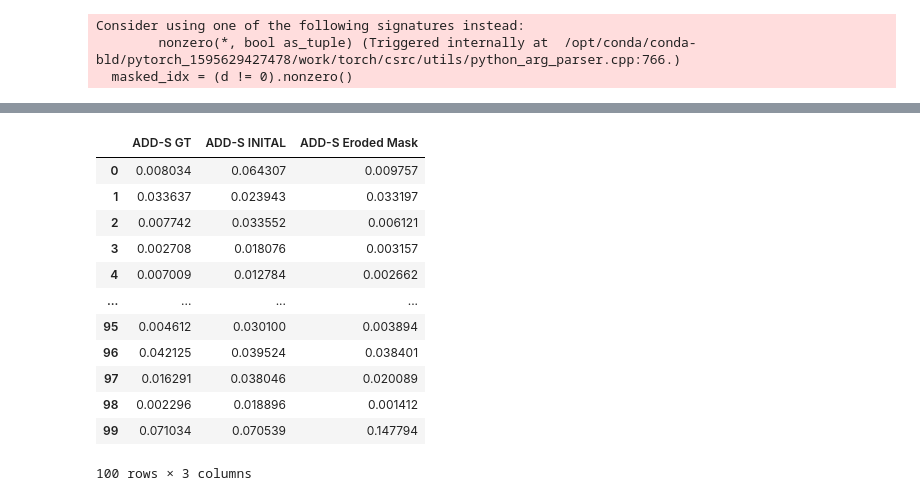
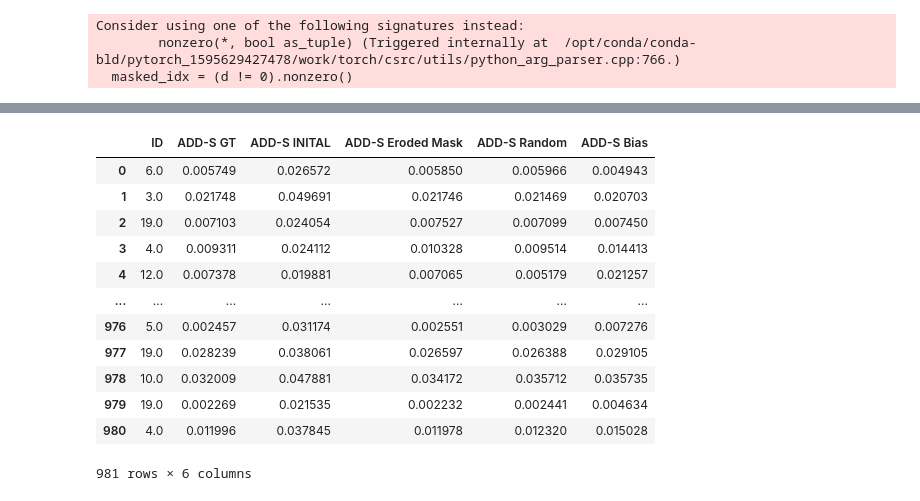
Before and after one commit to JonasFrey96/FlowPose6D, a Jupyter notebook: scripts/Pose Estimation Advanced.ipynb, the cells around one changed output, grey strips where cells are left out. Cells and saved outputs as stored; diff of their text form; code cells hidden in the pictures.

```diff
--- a/scripts/Pose Estimation Advanced.ipynb
+++ b/scripts/Pose Estimation Advanced.ipynb
@@ -243,7 +243,7 @@ import time
 # set loader to BS 1
 exp['loader']['batch_size'] = 1
 exp['loader']['pin_memory'] = False
-exp['loader']['shuffle'] = False
+exp['loader']['shuffle'] = True
 
 
 exp['d_train']["output_cfg"]['overfitting_nr_idx'] = -1
@@ -256,6 +256,13 @@ dataset_train = GenericDataset(
 dataloader_train = torch.utils.data.DataLoader(dataset_train,
                                                        **exp['loader'])
 exp['d_test']["output_cfg"]['overfitting_nr_idx'] = -1
+exp['d_test']["flow_cfg"]['sub'] = 1
+exp['d_test']["flow_cfg"]['min_matches'] = 50
+exp['d_test']["flow_cfg"]['max_matches'] = 3000
+exp['d_test']["flow_cfg"]['max_iterations'] = 20000
+exp['d_test']["flow_cfg"]['max_iterations'] = 20000
+
+
 dataset_test = GenericDataset(
     cfg_d=exp['d_test'],
     cfg_env=env)
@@ -627,7 +634,7 @@ def flow_to_trafo(*args, **kwargs):
     min_points = 20
     if torch.sum(m_total) < min_points:
         print(f'Violation filter pcd_given_depthmap: P_in: {P_ren.shape[0]} P_out: {torch.sum(m_total)}')
-        return P_real, P_ren, P_real, torch.eye(4, dtype= u_map.dtype, device=u_map.device)
+        return False, P_real, P_ren, P_real, torch.eye(4, dtype= u_map.dtype, device=u_map.device)
 
     P_ren = P_ren[m_total]
     P_real = P_real[m_total]
@@ -642,7 +649,7 @@ def flow_to_trafo(*args, **kwargs):
     m_tot = m_real * m_ren
     if torch.sum(m_tot) < min_points:
         print(f'Violation filter_pcd: P_in: { P_ren_in_center.shape[0]} P_out: {torch.sum(m_tot)}')
-        return P_real, P_ren, P_real, torch.eye(4, dtype= u_map.dtype, device=u_map.device)
+        return False, P_real, P_ren, P_real, torch.eye(4, dtype= u_map.dtype, device=u_map.device)
 
     P_real_in_center = P_real_in_center[m_tot[:,0]]
     P_ren_in_center = P_ren_in_center[m_tot[:,0]]
@@ -651,8 +658,8 @@ def flow_to_trafo(*args, **kwargs):
     m_new = filter_pcd_cor(P_real_in_center, P_ren_in_center)
 
     if torch.sum(m_new) < min_points:
-        print(f'Violation filter_pcd_cor: P_in: { P_ren_in_center.shape[0]} P_out: {torch.sum(m_mew)}')
-        return P_real, P_ren, P_real, torch.eye(4, dtype= u_map.dtype, device=u_map.device)
+        print(f'Violation filter_pcd_cor: P_in: { P_ren_in_center.shape[0]} P_out: {torch.sum(m_new)}')
+        return False, P_real, P_ren, P_real, torch.eye(4, dtype= u_map.dtype, device=u_map.device)
 
     P_real_in_center = P_real_in_center[m_new]
     P_ren_in_center = P_ren_in_center[m_new]
@@ -670,7 +677,7 @@ def flow_to_trafo(*args, **kwargs):
     P_hr[:,:3] = P_real_in_center
     P_real_trafo = (torch.inverse( T_res[0].type(torch.float32) ).type(u_map.dtype ) @ copy.deepcopy(P_hr).T).T [:,:3]
 
-    return P_real_in_center, P_ren_in_center, P_real_trafo, T_res[0]
+    return True, P_real_in_center, P_ren_in_center, P_real_trafo, T_res[0]
 # %%
 from visu import plot_two_pcd
 import itertools
@@ -935,19 +993,19 @@ Suc Iteration 9 < 0.02 ADD-S, GT 0.00528528168797493 ERRODED 0.00546101061627268
 # %%
 import pandas
-data = np.array( [adds_gt_ls,adds_init_ls,adds_erode_ls] ).T
-df = pandas.DataFrame( data, columns = ['ADD-S GT','ADD-S INITAL','ADD-S Eroded Mask'] )
+data = np.array( [desig_ls,adds_gt_ls,adds_init_ls,adds_erode_ls, adds_n1_ls, adds_n2_ls] ).T
+df = pandas.DataFrame( data, columns = ['ID','ADD-S GT','ADD-S INITAL','ADD-S Eroded Mask', 'ADD-S Random', 'ADD-S Bias'] )
 df
 # %% [output]
-|  | ADD-S GT | ADD-S INITAL | ADD-S Eroded Mask |
-| 0 | 0.008034 | 0.064307 | 0.009757 |
-| 1 | 0.033637 | 0.023943 | 0.033197 |
-| 2 | 0.007742 | 0.033552 | 0.006121 |
-| 3 | 0.002708 | 0.018076 | 0.003157 |
-| 4 | 0.007009 | 0.012784 | 0.002662 |
-| ... | ... | ... | ... |
-| 95 | 0.004612 | 0.030100 | 0.003894 |
-| 96 | 0.042125 | 0.039524 | 0.038401 |
-| 97 | 0.016291 | 0.038046 | 0.020089 |
-| 98 | 0.002296 | 0.018896 | 0.001412 |
-| 99 | 0.071034 | 0.070539 | 0.147794 |
+|  | ID | ADD-S GT | ADD-S INITAL | ADD-S Eroded Mask | ADD-S Random | ADD-S Bias |
+| 0 | 6.0 | 0.005749 | 0.026572 | 0.005850 | 0.005966 | 0.004943 |
+| 1 | 3.0 | 0.021748 | 0.049691 | 0.021746 | 0.021469 | 0.020703 |
+| 2 | 19.0 | 0.007103 | 0.024054 | 0.007527 | 0.007099 | 0.007450 |
+| 3 | 4.0 | 0.009311 | 0.024112 | 0.010328 | 0.009514 | 0.014413 |
+| 4 | 12.0 | 0.007378 | 0.019881 | 0.007065 | 0.005179 | 0.021257 |
+| ... | ... | ... | ... | ... | ... | ... |
+| 976 | 5.0 | 0.002457 | 0.031174 | 0.002551 | 0.003029 | 0.007276 |
+| 977 | 19.0 | 0.028239 | 0.038061 | 0.026597 | 0.026388 | 0.029105 |
+| 978 | 10.0 | 0.032009 | 0.047881 | 0.034172 | 0.035712 | 0.035735 |
+| 979 | 19.0 | 0.002269 | 0.021535 | 0.002232 | 0.002441 | 0.004634 |
+| 980 | 4.0 | 0.011996 | 0.037845 | 0.011978 | 0.012320 | 0.015028 |
-100 rows × 3 columns
+981 rows × 6 columns
```
Also changed, not shown: parts of 4 cells of this notebook, 9 other files.
